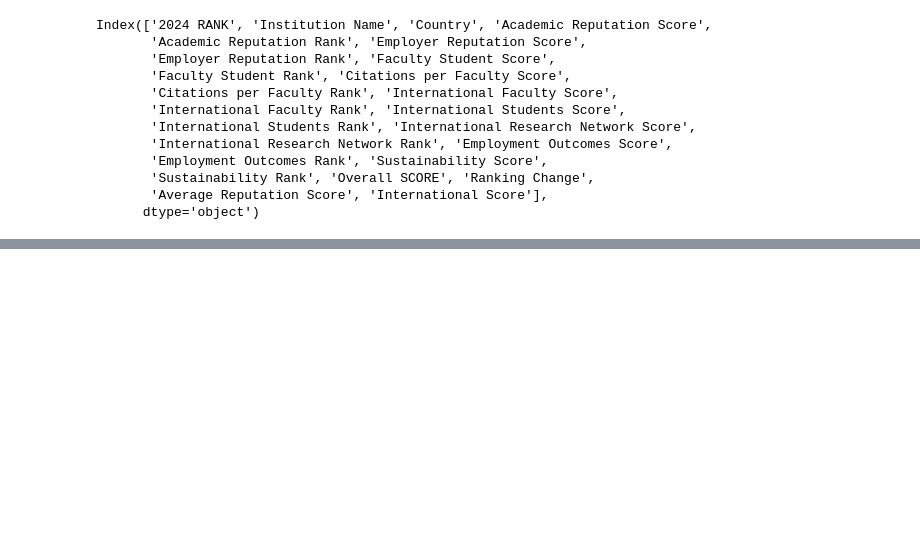
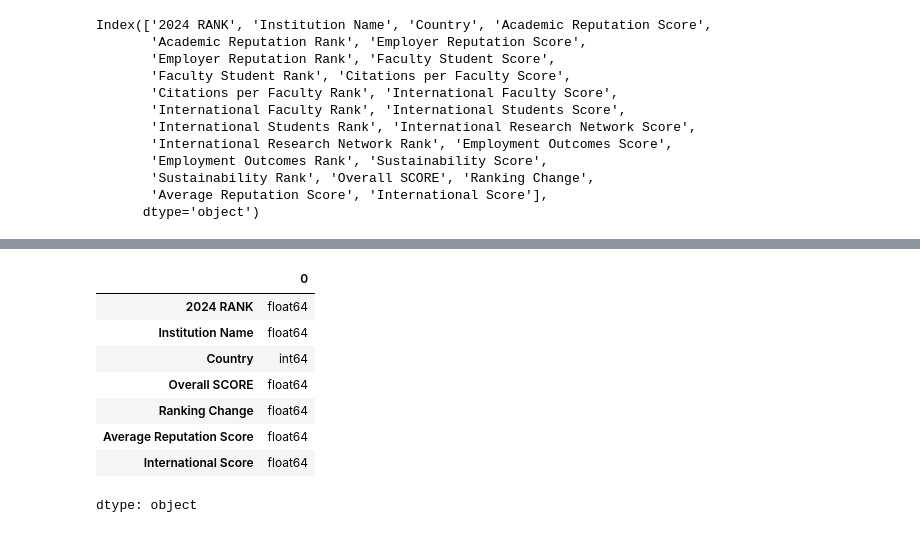
Before and after one commit to EazysPeazys/MinProAVD, a Jupyter notebook: MinProAVD_Nabil_Daffa_Athalasyah_2409116090.ipynb, the cells around one changed output, grey strips where cells are left out. Saved outputs shown, nothing was run; the diff lists cells and outputs as text; code cells hidden in the pictures; blank space fills up the shorter version.

```diff
--- a/MinProAVD_Nabil_Daffa_Athalasyah_2409116090.ipynb
+++ b/MinProAVD_Nabil_Daffa_Athalasyah_2409116090.ipynb
@@ -199,4 +203,17 @@ Index(['2024 RANK', 'Institution Name', 'Country', 'Academic Reputation Score',
       dtype='object')
 # %%
 df.columns = df.columns.str.strip()
+# %%
+df.columns = df.columns.str.strip()
+
+columns_to_drop = ['SIZE', 'FOCUS', 'RES.', 'AGE', 'STATUS', 'Academic Reputation Score', 'Academic Reputation Rank',
+                   'Employer Reputation Score', 'Employer Reputation Rank', 'Faculty Student Score', 'Faculty Student Rank',
+                   'Citations per Faculty Score', 'Citations per Faculty Rank', 'International Faculty Score',
+                   'International Faculty Rank', 'International Students Score', 'International Students Rank',
+                   'International Research Network Score', 'International Research Network Rank', 'Employment Outcomes Score',
+                   'Employment Outcomes Rank', 'Sustainability Score', 'Sustainability Rank']
+
+existing_columns = [col for col in columns_to_drop if col in df.columns]
+
+df.drop(columns=existing_columns, axis=1, inplace=True)
 # %%
@@ -205,0 +239,10 @@ df.dtypes
+# %%
+columns_to_convert = ['Institution Name', 'Country']
+
+for col in columns_to_convert:
+    df[col] = df[col].astype(str)
+    df[col] = df[col].str.replace('[^0-9.]', '', regex=True)
+    df[col] = df[col].replace('', '0')
+    df[col] = pd.to_numeric(df[col], errors='coerce')
+
+print(df.dtypes)
@@ -205,0 +258,12 @@ df.dtypes
+# %%
+df.dtypes
+# %% [output]
+|  | 0 |
+| 2024 RANK | float64 |
+| Institution Name | float64 |
+| Country | int64 |
+| Overall SCORE | float64 |
+| Ranking Change | float64 |
+| Average Reputation Score | float64 |
+| International Score | float64 |
+dtype: object
```
Also changed, not shown: parts of 12 cells of this notebook.
